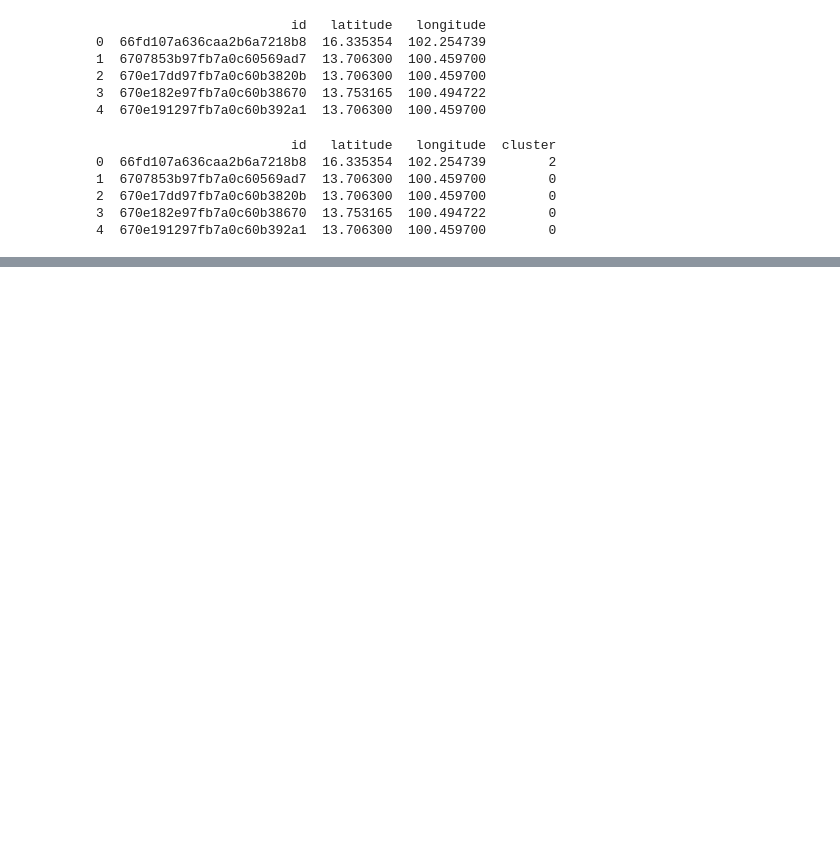
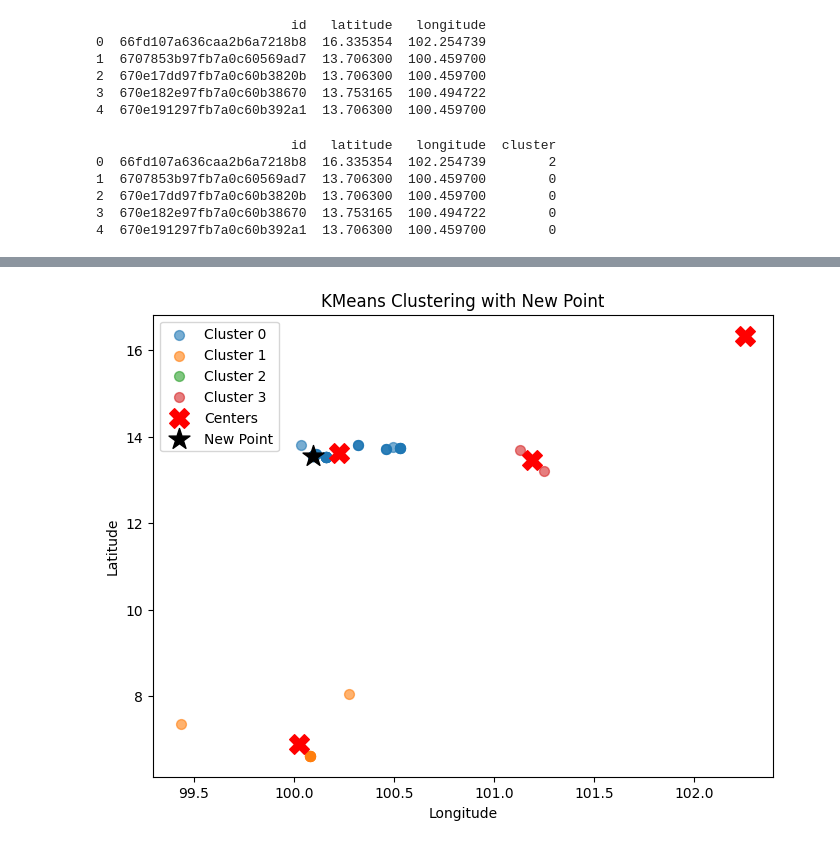
Before and after one commit to TwoTanawin/hydroneo-analytics, a Jupyter notebook: disease/analytics_kmean_localtion.ipynb, the cells around one changed output, grey strips where cells are left out. Drawn from its saved outputs; the diff is of its cells as text; code cells hidden in the pictures; blank space fills up the shorter version.

```diff
--- a/disease/analytics_kmean_localtion.ipynb
+++ b/disease/analytics_kmean_localtion.ipynb
@@ -61,0 +90,23 @@ plt.show()
+# %%
+plt.figure(figsize=(8,6))
+
+# Plot existing clusters
+for cluster_id in sorted(df['cluster'].unique()):
+    cluster_points = df[df['cluster'] == cluster_id]
+    plt.scatter(cluster_points['longitude'], cluster_points['latitude'],
+                s=50, alpha=0.6, label=f"Cluster {cluster_id}")
+
+# Plot centers
+plt.scatter(kmeans.cluster_centers_[:,1], kmeans.cluster_centers_[:,0],
+            c='red', marker='X', s=200, label='Centers')
+
+# Plot new point
+plt.scatter(new_lon, new_lat, c='black', marker='*', s=250, label='New Point')
+
+plt.xlabel("Longitude")
+plt.ylabel("Latitude")
+plt.title("KMeans Clustering with New Point")
+plt.legend()
+plt.show()
+# %% [output]
+[figure, added]
```
Also changed, not shown: parts of 5 cells of this notebook.
